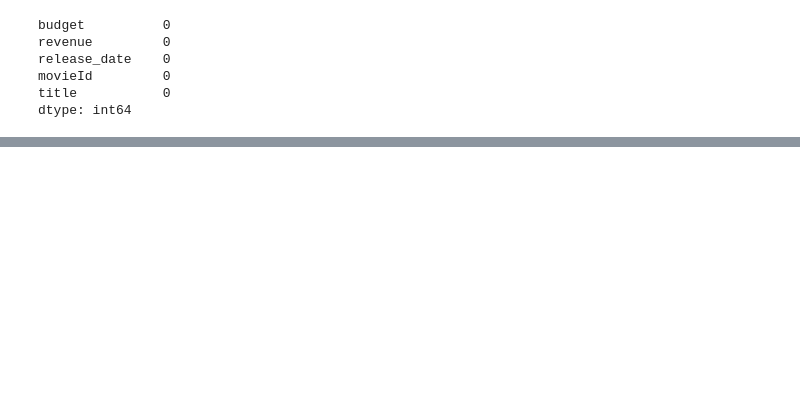
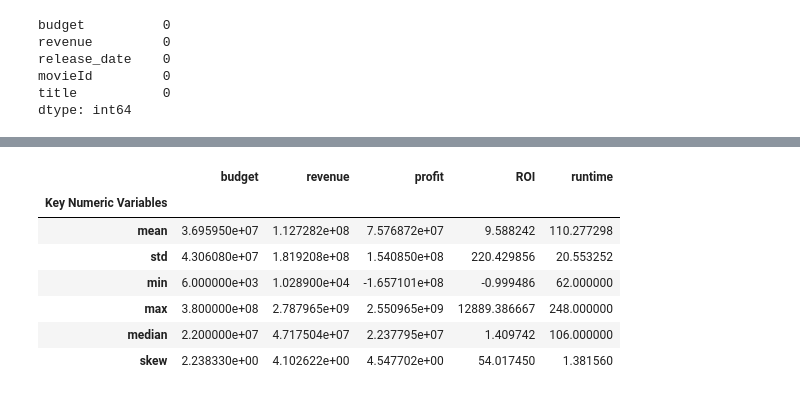
Before and after one commit to mlholg99/BAN5103_group1_project, a Jupyter notebook: notebooks/movies_project_starter.ipynb, the cells around one changed output, grey strips where cells are left out. Drawn from its saved outputs; the diff is of its cells as text; code cells hidden in the pictures; blank space fills up the shorter version.

```diff
--- a/notebooks/movies_project_starter.ipynb
+++ b/notebooks/movies_project_starter.ipynb
@@ -251,0 +252,14 @@ else:
+# %%
+# Table that shows the means, standard deviation, minimum, maximum, median, and skew of budget, revenue, profit, ROI, runtime named 'Key Numeric Variables'
+movies_abt[["budget", "revenue", "profit", "ROI", "runtime"]].agg(
+    ["mean", "std", "min", "max", "median", "skew"]
+).rename_axis("Key Numeric Variables")
+# %% [output]
+|  | budget | revenue | profit | ROI | runtime |
+| Key Numeric Variables |  |  |  |  |  |
+| mean | 3.695950e+07 | 1.127282e+08 | 7.576872e+07 | 9.588242 | 110.277298 |
+| std | 4.306080e+07 | 1.819208e+08 | 1.540850e+08 | 220.429856 | 20.553252 |
+| min | 6.000000e+03 | 1.028900e+04 | -1.657101e+08 | -0.999486 | 62.000000 |
+| max | 3.800000e+08 | 2.787965e+09 | 2.550965e+09 | 12889.386667 | 248.000000 |
+| median | 2.200000e+07 | 4.717504e+07 | 2.237795e+07 | 1.409742 | 106.000000 |
+| skew | 2.238330e+00 | 4.102622e+00 | 4.547702e+00 | 54.017450 | 1.381560 |
```
Also changed, not shown: parts of 12 cells of this notebook.
